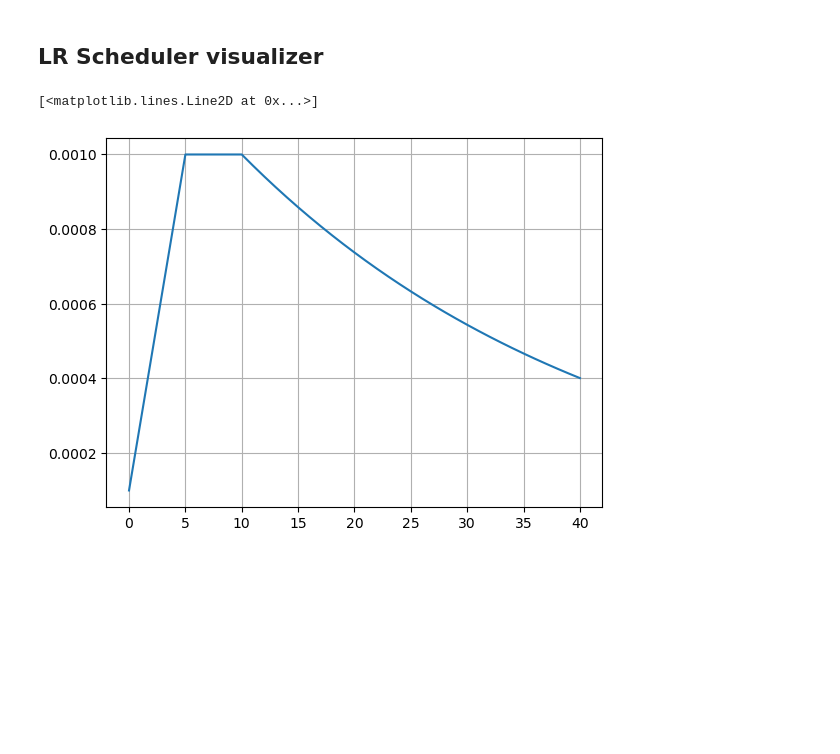
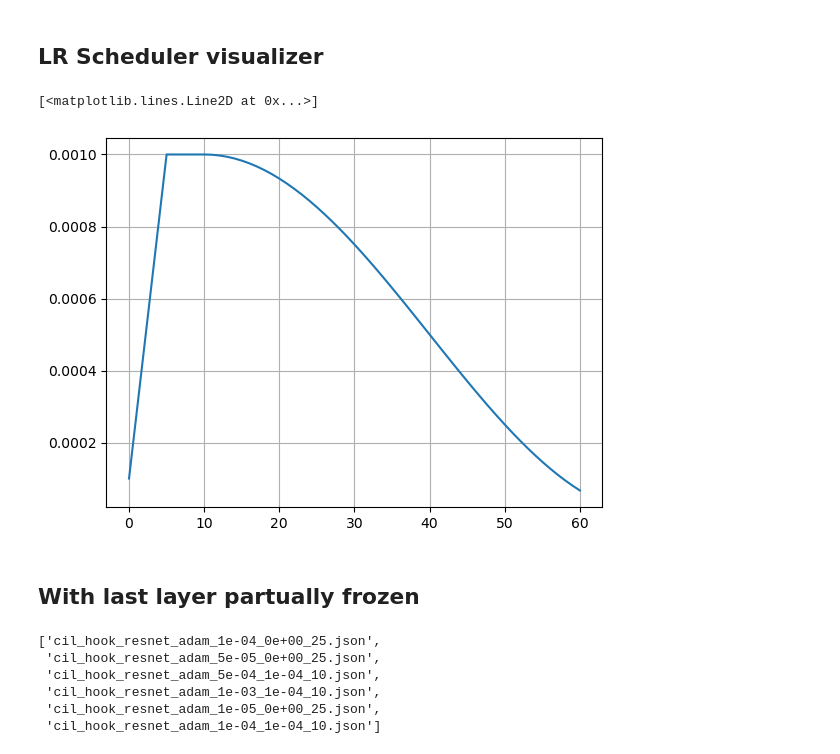
Before and after one commit to mipt-alexa/continual-learning, a Jupyter notebook: visualize.ipynb, the cells around one changed output. Saved outputs shown, nothing was run; the diff lists cells and outputs as text; code cells hidden in the pictures; blank space fills up the shorter version.

Commit message:
Added visualisations for replay and freezing

```diff
--- a/visualize.ipynb
+++ b/visualize.ipynb
@@ -169,21 +169,36 @@ from os import listdir
 # %%
 model = torch.nn.Linear(10, 1)
 optimizer = optim.Adam(model.parameters(), lr=1e-3)
 
-n = 40
+n = 60
 lr_vals = np.zeros(n+1)
 
 scheduler_1 = optim.lr_scheduler.ConstantLR(optimizer, factor=1)
 scheduler_2 = optim.lr_scheduler.LinearLR(optimizer, start_factor=0.1, end_factor=1, total_iters=5)
-scheduler_3 = optim.lr_scheduler.ExponentialLR(optimizer, gamma=0.97)
+# scheduler_3 = optim.lr_scheduler.ExponentialLR(optimizer, gamma=0.97)
+scheduler_3 = optim.lr_scheduler.CosineAnnealingLR(optimizer, n)
 result_scheduler = optim.lr_scheduler.SequentialLR(optimizer, [scheduler_2, scheduler_1, scheduler_3], milestones=[5, 10])
 
 for i in range(n+1):
     lr_vals[i] = optimizer.param_groups[0]["lr"]
+    optimizer.step()
     result_scheduler.step()
 
 
 plt.plot(np.arange(n+1), lr_vals)
 # %% [output]
 [<matplotlib.lines.Line2D at 0x...>]
-[figure, old version]
+[figure, new version]
+# %% [markdown]
+## With last layer partually frozen
+# %%
+from os import listdir
+
+[dir for dir in listdir("./pipeline/results") if "cil_hook" in dir]
+# %% [output]
+['cil_hook_resnet_adam_1e-04_0e+00_25.json',
+ 'cil_hook_resnet_adam_5e-05_0e+00_25.json',
+ 'cil_hook_resnet_adam_5e-04_1e-04_10.json',
+ 'cil_hook_resnet_adam_1e-03_1e-04_10.json',
+ 'cil_hook_resnet_adam_1e-05_0e+00_25.json',
+ 'cil_hook_resnet_adam_1e-04_1e-04_10.json']
```
Also changed, not shown: parts of 9 cells of this notebook.
